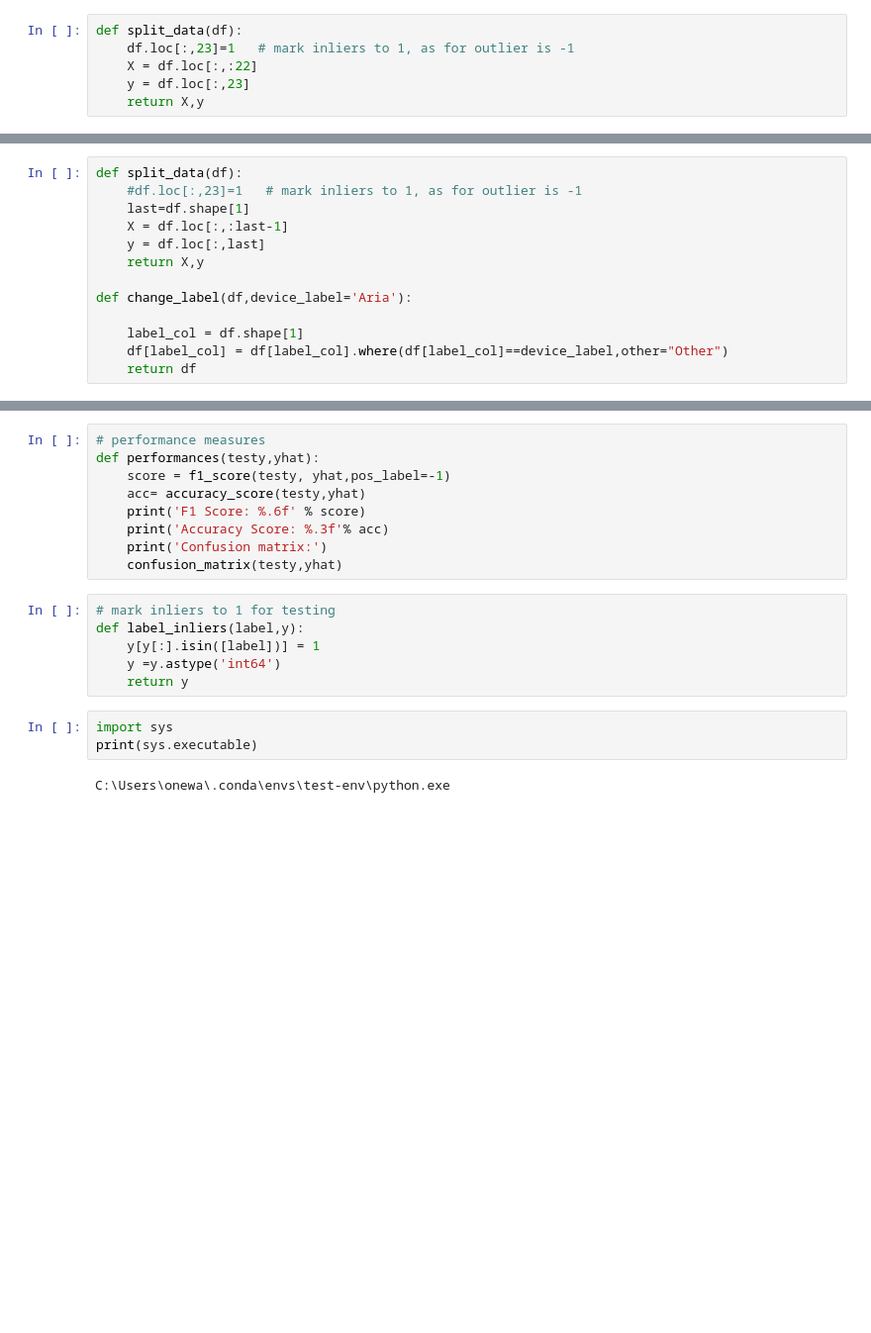
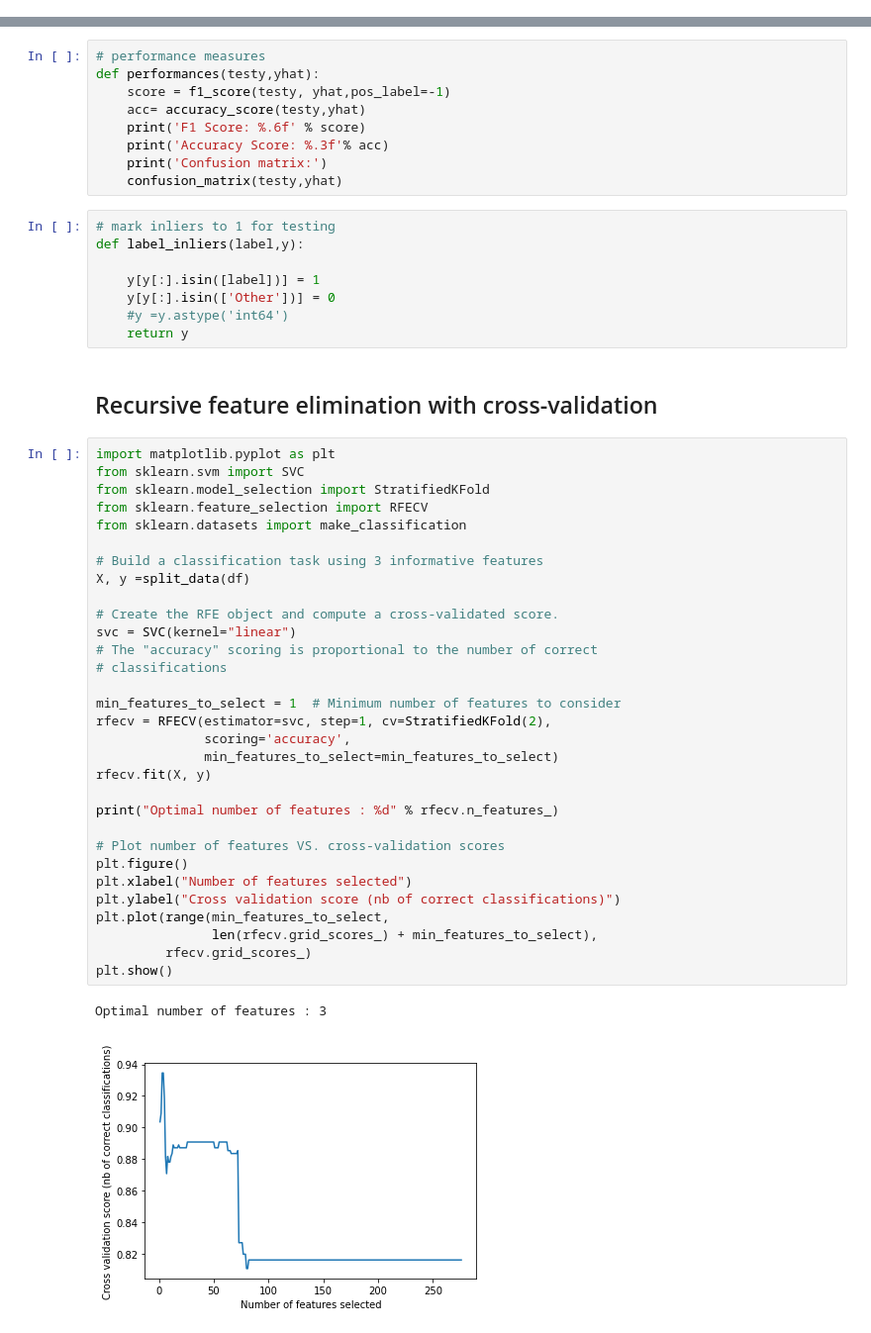
Before and after one commit to fdaus/iot_sentinel_fingerprint, a Jupyter notebook: iot sentinel.ipynb, the cells around one changed output, grey strips where cells are left out. Shown at 99% size. Saved outputs shown, nothing was run; the diff lists cells and outputs as text; blank space fills up the shorter version.

Commit message:
update trained model

```diff
--- a/iot sentinel.ipynb
+++ b/iot sentinel.ipynb
@@ -40,7 +21 @@ def combine_data(path):
-# %%
-def split_data(df):
-    df.loc[:,23]=1   # mark inliers to 1, as for outlier is -1
-    X = df.loc[:,:22]
-    y = df.loc[:,23]
-    return X,y
 # %%
@@ -157,16 +121,3 @@ def instances_combine(df, rows):
-# %%
-def split_data(df):
-    #df.loc[:,23]=1   # mark inliers to 1, as for outlier is -1
-    last=df.shape[1]
-    X = df.loc[:,:last-1]
-    y = df.loc[:,last]
-    return X,y
-
-def change_label(df,device_label='Aria'):
-
-    label_col = df.shape[1]
-    df[label_col] = df[label_col].where(df[label_col]==device_label,other="Other")
-    return df
 # %%
 inputdir = r'csv_full_fingerprint'
 full_df = combine_all_data(inputdir,rows=12)
@@ -257,11 +303,44 @@ def performances(testy,yhat):
 # %%
 # mark inliers to 1 for testing
 def label_inliers(label,y):
+
     y[y[:].isin([label])] = 1
-    y =y.astype('int64')
+    y[y[:].isin(['Other'])] = 0
+    #y =y.astype('int64')
     return y
-# %%
-import sys
-print(sys.executable)
-# %% [output]
-C:\Users\onewa\.conda\envs\test-env\python.exe
+# %% [markdown]
+## Recursive feature elimination with cross-validation
+# %%
+import matplotlib.pyplot as plt
+from sklearn.svm import SVC
+from sklearn.model_selection import StratifiedKFold
+from sklearn.feature_selection import RFECV
+from sklearn.datasets import make_classification
+
+# Build a classification task using 3 informative features
+X, y =split_data(df)
+
+# Create the RFE object and compute a cross-validated score.
+svc = SVC(kernel="linear")
+# The "accuracy" scoring is proportional to the number of correct
+# classifications
+
+min_features_to_select = 1  # Minimum number of features to consider
+rfecv = RFECV(estimator=svc, step=1, cv=StratifiedKFold(2),
+              scoring='accuracy',
+              min_features_to_select=min_features_to_select)
+rfecv.fit(X, y)
+
+print("Optimal number of features : %d" % rfecv.n_features_)
+
+# Plot number of features VS. cross-validation scores
+plt.figure()
+plt.xlabel("Number of features selected")
+plt.ylabel("Cross validation score (nb of correct classifications)")
+plt.plot(range(min_features_to_select,
+               len(rfecv.grid_scores_) + min_features_to_select),
+         rfecv.grid_scores_)
+plt.show()
+# %% [output]
+Optimal number of features : 3
+[figure, added]
```
Also changed, not shown: parts of 26 cells of this notebook, 33 other files.
